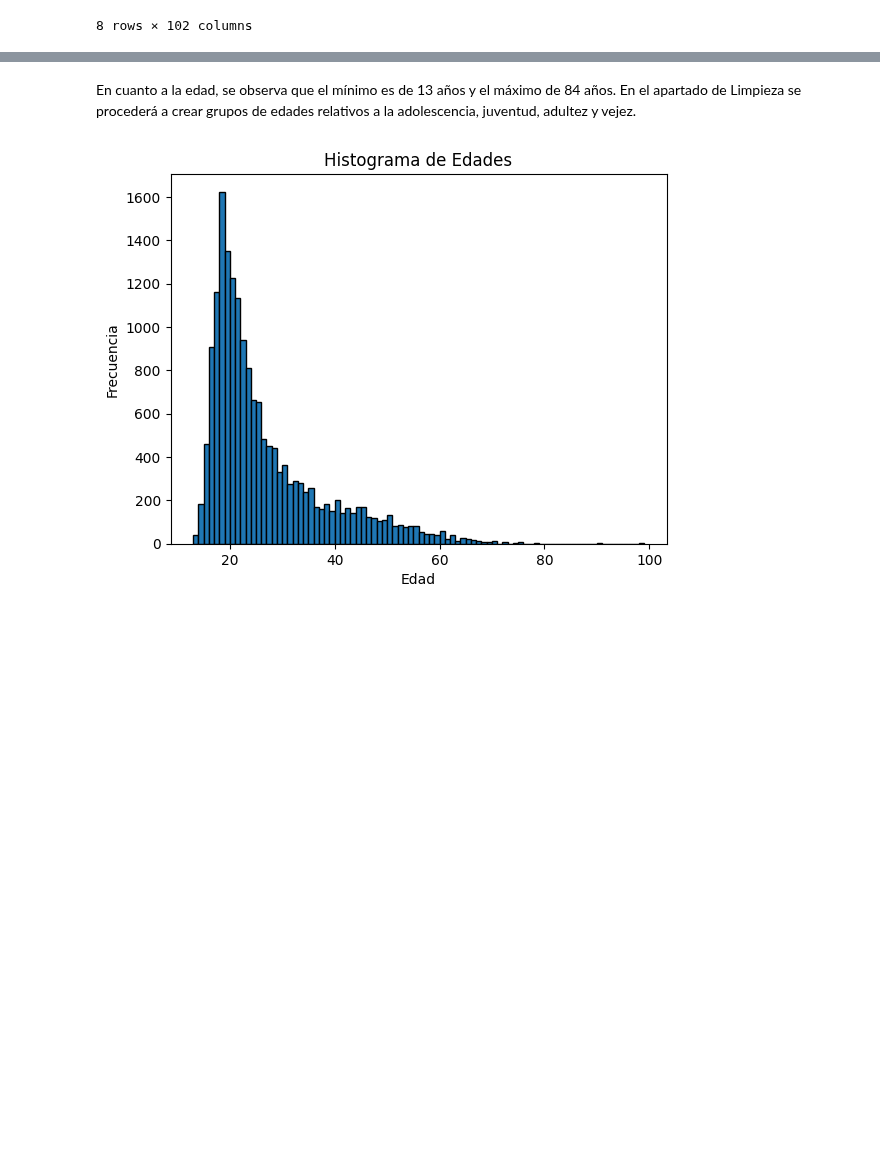
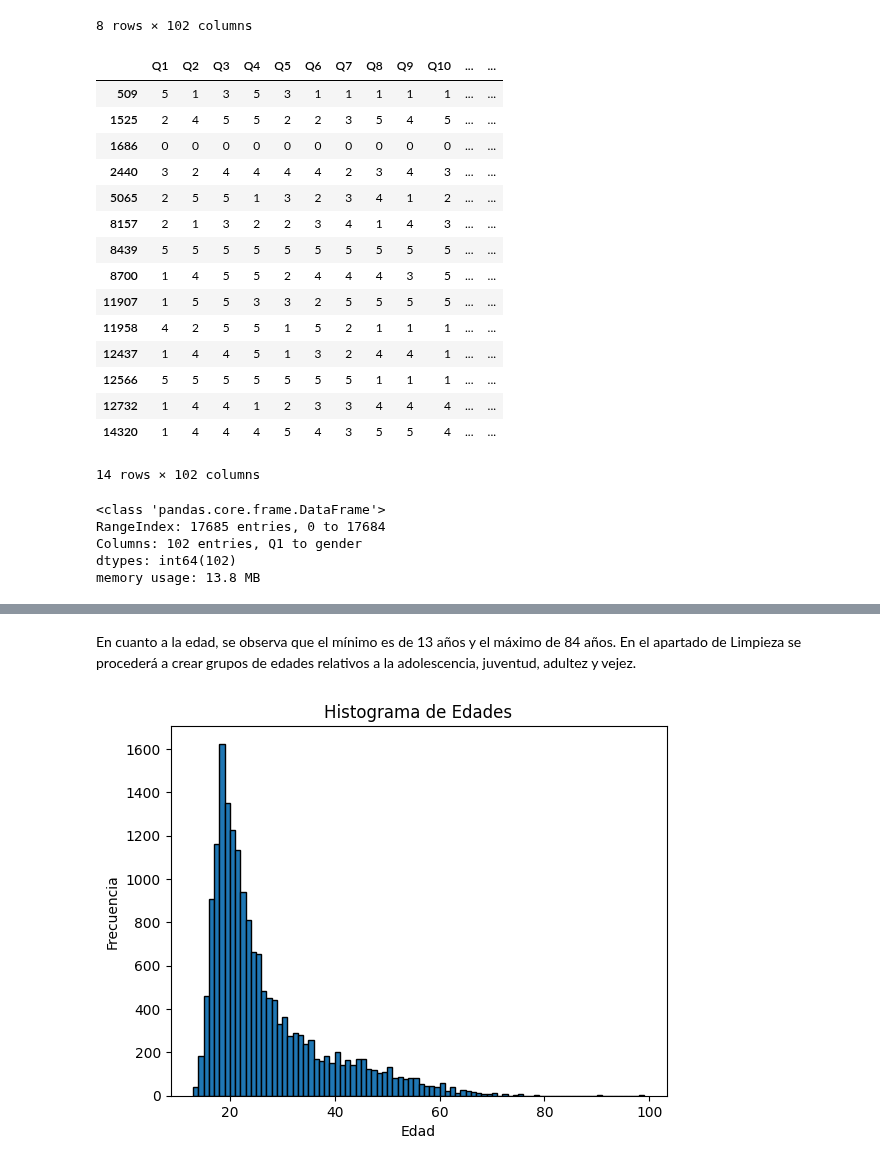
Before and after one commit to mariasanvals/DS_Online_Feb24_Exercises, a Jupyter notebook: 03_Analisis_de_Datos/EDA/EDA (MSSCQ)/src/data/raw/proyecto.ipynb, the cells around one changed output, grey strips where cells are left out. Cells and saved outputs as stored; diff of their text form; code cells hidden in the pictures; blank space fills up the shorter version.

```diff
--- a/03_Analisis_de_Datos/EDA/EDA (MSSCQ)/src/data/raw/proyecto.ipynb
+++ b/03_Analisis_de_Datos/EDA/EDA (MSSCQ)/src/data/raw/proyecto.ipynb
@@ -87,3 +87,30 @@ df.describe()
 | 75% | 4.000000 | 5.000000 | 5.000000 | 5.000000 | 4.000000 | 4.000000 | 4.000000 | 5.000000 | 4.000000 | 4.000000 | ... | ... |
 | max | 5.000000 | 5.000000 | 5.000000 | 5.000000 | 5.000000 | 5.000000 | 5.000000 | 5.000000 | 5.000000 | 5.000000 | ... | ... |
 8 rows × 102 columns
+# %%
+df[df["age"] >= 100]
+# %% [output]
+|  | Q1 | Q2 | Q3 | Q4 | Q5 | Q6 | Q7 | Q8 | Q9 | Q10 | ... | ... |
+| 509 | 5 | 1 | 3 | 5 | 3 | 1 | 1 | 1 | 1 | 1 | ... | ... |
+| 1525 | 2 | 4 | 5 | 5 | 2 | 2 | 3 | 5 | 4 | 5 | ... | ... |
+| 1686 | 0 | 0 | 0 | 0 | 0 | 0 | 0 | 0 | 0 | 0 | ... | ... |
+| 2440 | 3 | 2 | 4 | 4 | 4 | 4 | 2 | 3 | 4 | 3 | ... | ... |
+| 5065 | 2 | 5 | 5 | 1 | 3 | 2 | 3 | 4 | 1 | 2 | ... | ... |
+| 8157 | 2 | 1 | 3 | 2 | 2 | 3 | 4 | 1 | 4 | 3 | ... | ... |
+| 8439 | 5 | 5 | 5 | 5 | 5 | 5 | 5 | 5 | 5 | 5 | ... | ... |
+| 8700 | 1 | 4 | 5 | 5 | 2 | 4 | 4 | 4 | 3 | 5 | ... | ... |
+| 11907 | 1 | 5 | 5 | 3 | 3 | 2 | 5 | 5 | 5 | 5 | ... | ... |
+| 11958 | 4 | 2 | 5 | 5 | 1 | 5 | 2 | 1 | 1 | 1 | ... | ... |
+| 12437 | 1 | 4 | 4 | 5 | 1 | 3 | 2 | 4 | 4 | 1 | ... | ... |
+| 12566 | 5 | 5 | 5 | 5 | 5 | 5 | 5 | 1 | 1 | 1 | ... | ... |
+| 12732 | 1 | 4 | 4 | 1 | 2 | 3 | 3 | 4 | 4 | 4 | ... | ... |
+| 14320 | 1 | 4 | 4 | 4 | 5 | 4 | 3 | 5 | 5 | 4 | ... | ... |
+14 rows × 102 columns
+# %%
+df.info()
+# %% [output]
+<class 'pandas.core.frame.DataFrame'>
+RangeIndex: 17685 entries, 0 to 17684
+Columns: 102 entries, Q1 to gender
+dtypes: int64(102)
+memory usage: 13.8 MB
```
Also changed, not shown: parts of 1 cell of this notebook, 1 other file.
